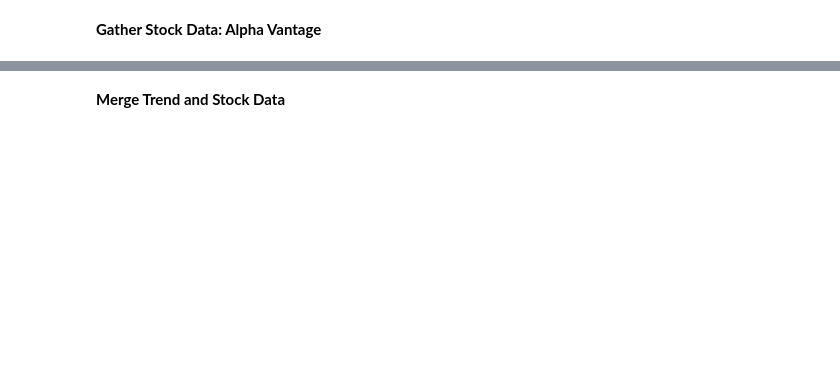
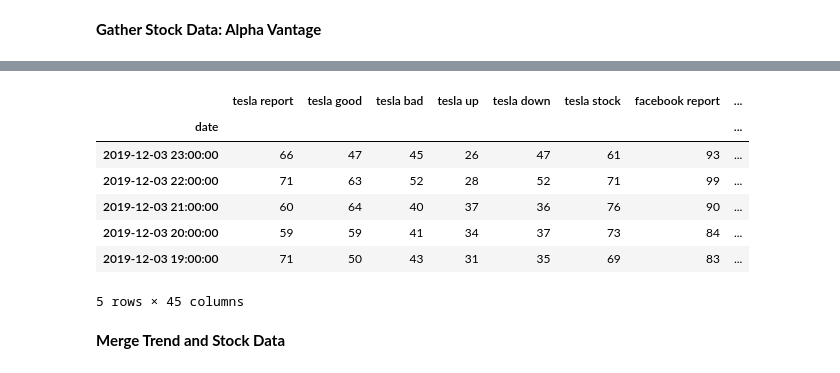
Before and after one commit to edwjchen/StockExploration, a Jupyter notebook: stockbot-hourly.ipynb, the cells around one changed output, grey strips where cells are left out. Drawn from its saved outputs; the diff is of its cells as text; code cells hidden in the pictures; blank space fills up the shorter version.

```diff
--- a/stockbot-hourly.ipynb
+++ b/stockbot-hourly.ipynb
@@ -384,7 +433,16 @@ df_stocks['TSLA'].tail()
 # %%
 #reverse df rows
-df = df.iloc[::-1]
-df.head()
+df_trends = df_trends.iloc[::-1]
+df_trends.head()
+# %% [output]
+|  | tesla report | tesla good | tesla bad | tesla up | tesla down | tesla stock | facebook report | ... |
+| date |  |  |  |  |  |  |  | ... |
+| 2019-12-03 23:00:00 | 66 | 47 | 45 | 26 | 47 | 61 | 93 | ... |
+| 2019-12-03 22:00:00 | 71 | 63 | 52 | 28 | 52 | 71 | 99 | ... |
+| 2019-12-03 21:00:00 | 60 | 64 | 40 | 37 | 36 | 76 | 90 | ... |
+| 2019-12-03 20:00:00 | 59 | 59 | 41 | 34 | 37 | 73 | 84 | ... |
+| 2019-12-03 19:00:00 | 71 | 50 | 43 | 31 | 35 | 69 | 83 | ... |
+5 rows × 45 columns
 # %% [markdown]
 **Merge Trend and Stock Data**
 # %%
```
Also changed, not shown: parts of 18 cells of this notebook.
